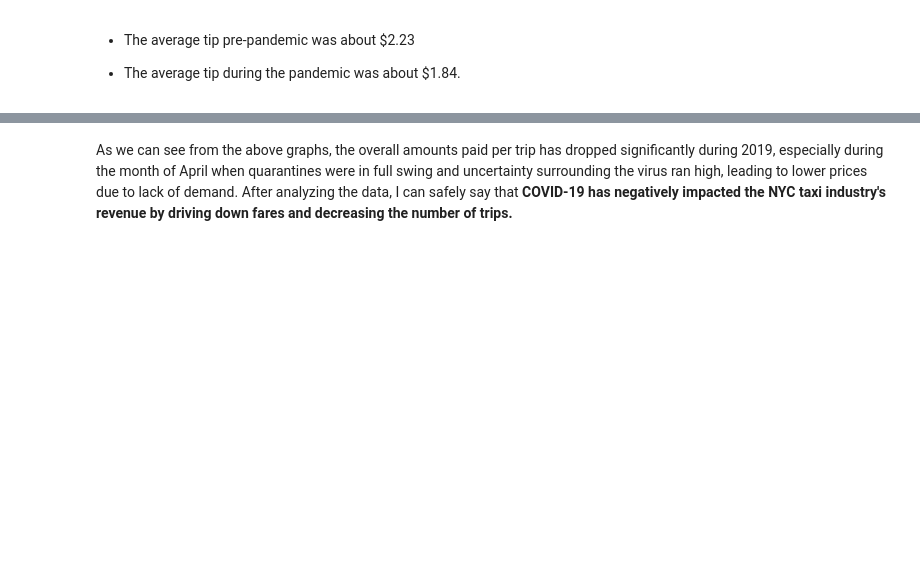
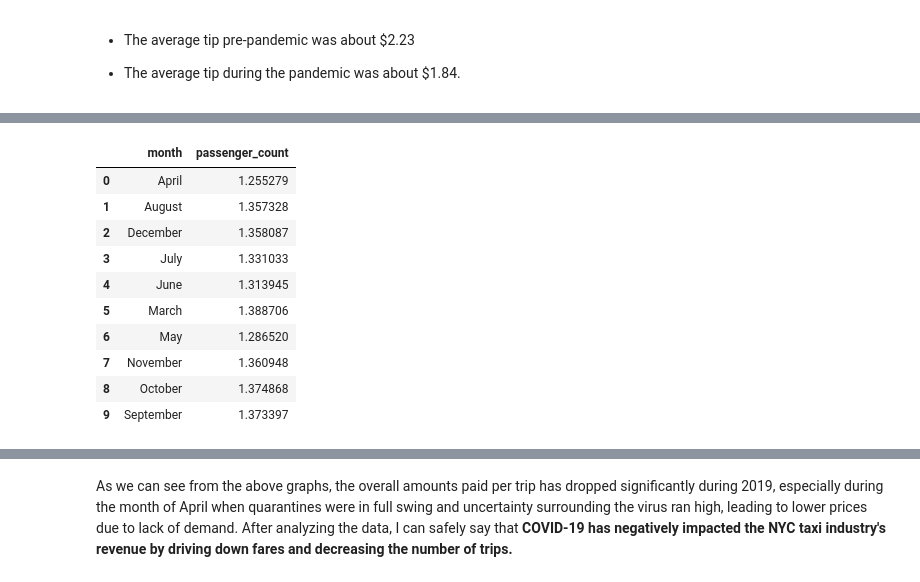
Before and after one commit to samtuleen/nyc-taxis-vs-covid, a Jupyter notebook: notebook1.ipynb, the cells around one changed output, grey strips where cells are left out. Saved outputs shown, nothing was run; the diff lists cells and outputs as text; code cells hidden in the pictures; blank space fills up the shorter version.

```diff
--- a/notebook1.ipynb
+++ b/notebook1.ipynb
@@ -213,0 +237,17 @@ print(tips19)
+# %%
+avg_pass_20 = passengers_20.groupby('month')['passenger_count'].mean()
+avg_pass_20 = pd.DataFrame(avg_pass_20)
+avg_pass_20.reset_index(inplace=True)
+avg_pass_20.head(10)
+# %% [output]
+|  | month | passenger_count |
+| 0 | April | 1.255279 |
+| 1 | August | 1.357328 |
+| 2 | December | 1.358087 |
+| 3 | July | 1.331033 |
+| 4 | June | 1.313945 |
+| 5 | March | 1.388706 |
+| 6 | May | 1.286520 |
+| 7 | November | 1.360948 |
+| 8 | October | 1.374868 |
+| 9 | September | 1.373397 |
```
Also changed, not shown: parts of 9 cells of this notebook.
